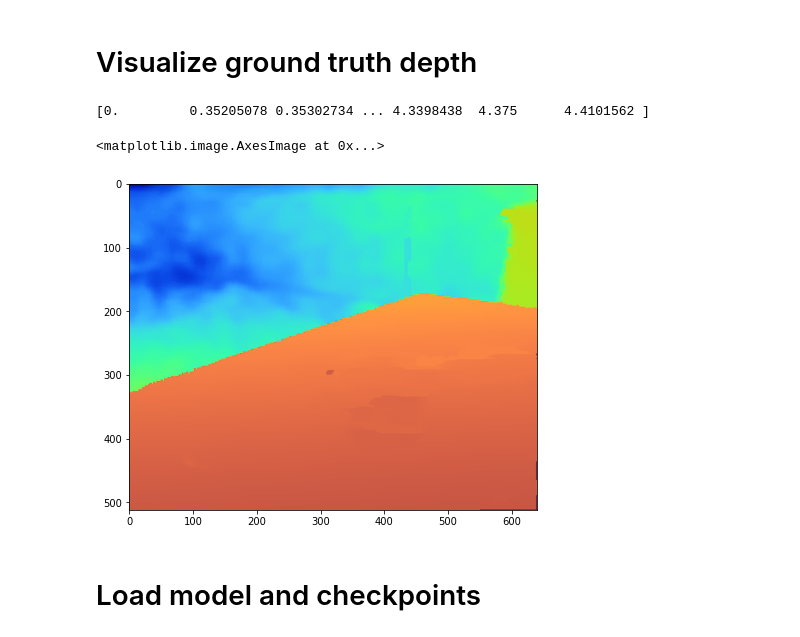
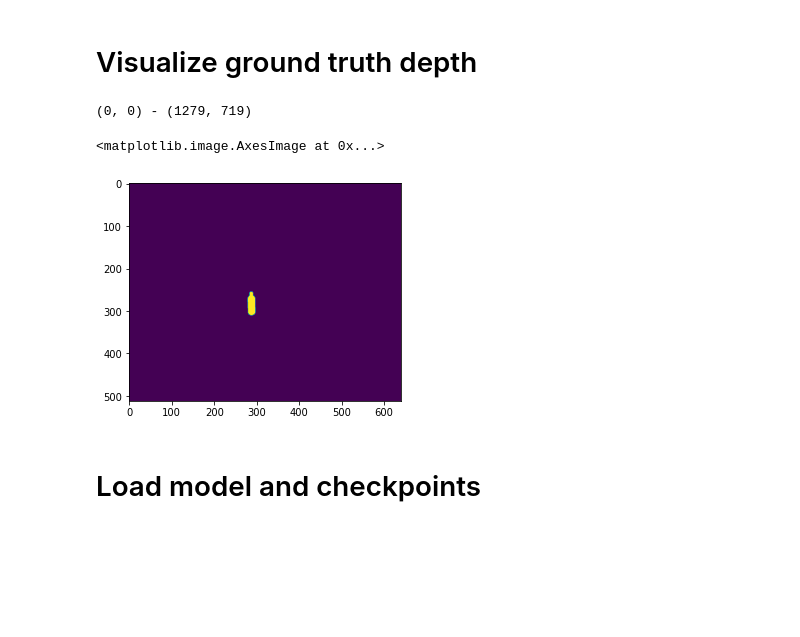
Before and after one commit to y556zhao/simnet, a Jupyter notebook: inference_with_trans.ipynb, the cells around one changed output. Saved outputs shown, nothing was run; the diff lists cells and outputs as text; code cells hidden in the pictures; blank space fills up the shorter version.

Commit message:
dataloader for keypose

```diff
--- a/inference_with_trans.ipynb
+++ b/inference_with_trans.ipynb
@@ -214,6 +254,7 @@ def exr_loader(EXR_PATH, ndim=3):
 
     exr_file = OpenEXR.InputFile(EXR_PATH)
     cm_dw = exr_file.header()['dataWindow']
+    print(cm_dw)
     size = (cm_dw.max.x - cm_dw.min.x + 1, cm_dw.max.y - cm_dw.min.y + 1)
 
     pt = Imath.PixelType(Imath.PixelType.FLOAT)
@@ -221,45 +262,50 @@ def exr_loader(EXR_PATH, ndim=3):
     if ndim == 3:
         # read channels indivudally
         allchannels = []
         for c in ['R', 'G', 'B']:
             # transform data to numpy
             channel = np.frombuffer(exr_file.channel(c, pt), dtype=np.float32)
             channel.shape = (size[1], size[0])
             allchannels.append(channel)
 
         # create array and transpose dimensions to match tensor style
         exr_arr = np.array(allchannels).transpose((0, 1, 2))
         return exr_arr
 
     if ndim == 1:
         # transform data to numpy
-        channel = np.frombuffer(exr_file.channel('R', pt), dtype=np.float32)
+        channel = np.frombuffer(exr_file.channel('D', pt), dtype=np.float32)
         channel.shape = (size[1], size[0])  # Numpy arrays are (row, col)
         exr_arr = np.array(channel)
         return exr_arr
 
-
-gt_depth = exr_loader(f'{dataset_path}/d_0.4_p_1.0471975511965976_y_2.419026343264141_r1.5707963267948966.exr', ndim=1)
-print(np.unique(gt_depth))
+file="/home/sf3202msi/Documents/allan/keypose_data/bottle_0/data/bottle_0/texture_3_pose_0/000012_Do.exr"
+#gt_depth = cv2.imread(file, cv2.IMREAD_ANYCOLOR|cv2.IMREAD_ANYDEPTH)
+#print(gt_depth)
+gt_depth = exr_loader(file, ndim=1)
 vmin = min(gt_depth.min(), gt_depth.min())
 vmax = max(gt_depth.max(), gt_depth.max())
-dim = (512, 640)
+dim = (640, 512)
 gt_depth = cv2.resize(gt_depth, dim, interpolation=cv2.INTER_CUBIC)
-gt_depth = cv2.rotate(gt_depth, cv2.cv2.ROTATE_90_COUNTERCLOCKWISE)
+#gt_depth = cv2.rotate(gt_depth, cv2.cv2.ROTATE_90_COUNTERCLOCKWISE)
 gt_depth=np.expand_dims(gt_depth, axis=0)
 #plt.imshow(gt_depth[0], cmap='RdBu_r', vmin=vmin, vmax=vmax)
 
 gt_depth=torch.from_numpy(gt_depth).float()
 gt_depth=DepthOutput(gt_depth, None)
+left_img=torch.from_numpy(np.ascontiguousarray(left_img)).float()
+left_image_np = extract_left_numpy_img(left_img)
+depth_vis = gt_depth.get_visualization_img(np.copy(left_image_np))
+plt.imshow(depth_vis)
 
-left_image_np = extract_left_numpy_img(input_data[0])
-depth_vis = gt_depth.get_visualization_img(np.copy(left_image_np))
-
-plt.imshow(depth_vis)
+img = cv2.imread("/home/sf3202msi/Documents/allan/keypose_data/bottle_0/data/bottle_0/texture_3_pose_0/000012_mask.png", cv2.IMREAD_GRAYSCALE)
+dim = (640, 512)
+img = cv2.resize(img, dim, interpolation=cv2.INTER_CUBIC)
+plt.imshow(img)
 # %% [output]
-[0.         0.35205078 0.35302734 ... 4.3398438  4.375      4.4101562 ]
+(0, 0) - (1279, 719)
 <matplotlib.image.AxesImage at 0x...>
-[figure, old version]
+[figure, new version]
 # %% [markdown]
 # Load model and checkpoints
 # %%
```
Also changed, not shown: parts of 8 cells of this notebook, 8 other files.
